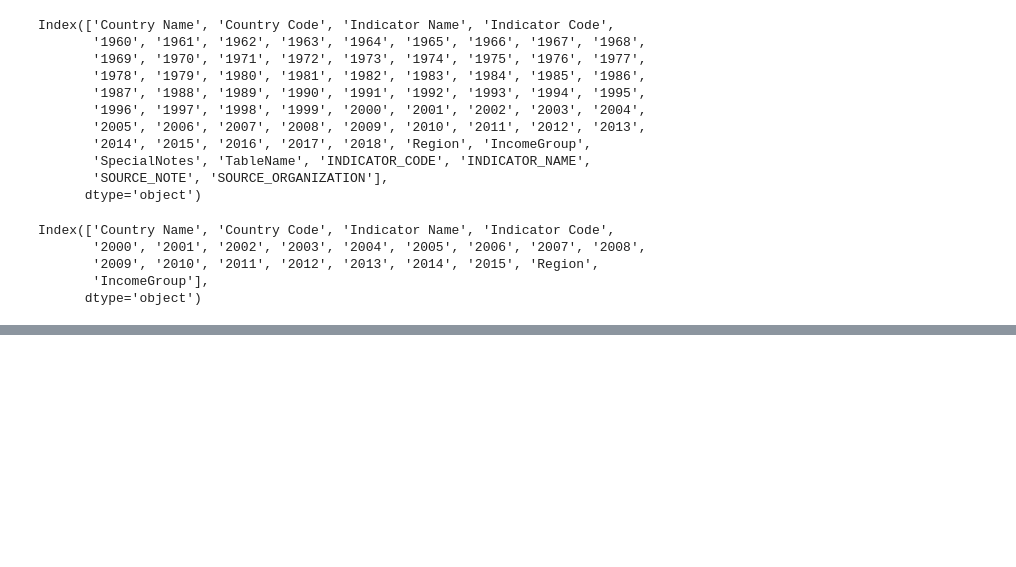
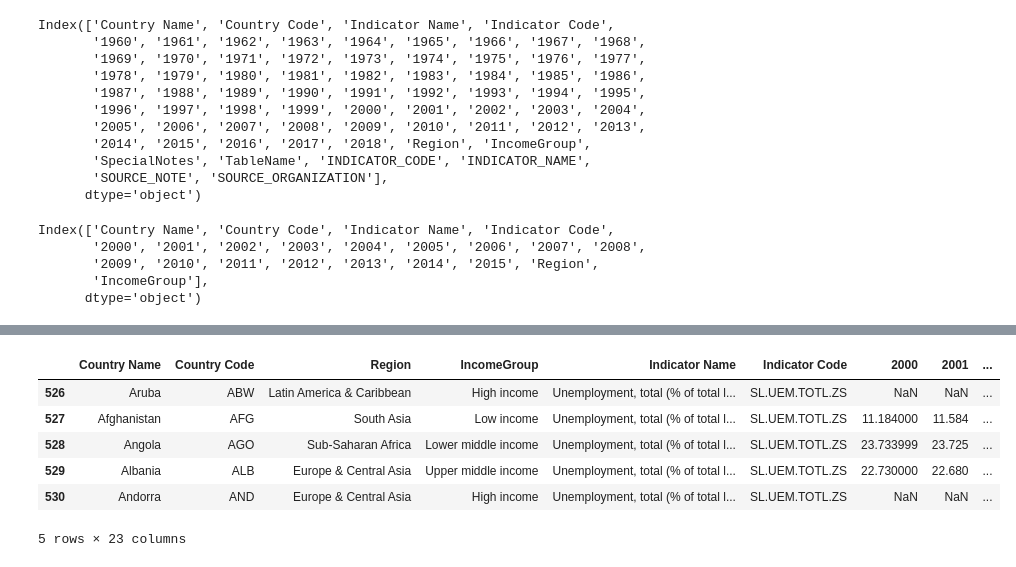
Before and after one commit to ancientfrog/teamplato, a Jupyter notebook: CS504_TeamPlato.ipynb, the cells around one changed output, grey strips where cells are left out. Drawn from its saved outputs; the diff is of its cells as text; code cells hidden in the pictures; blank space fills up the shorter version.

Commit message:
analyses draft 1

```diff
--- a/CS504_TeamPlato.ipynb
+++ b/CS504_TeamPlato.ipynb
@@ -30,0 +77,10 @@ Index(['INDICATOR_CODE', 'INDICATOR_NAME', 'SOURCE_NOTE',
+# %%
+#put the indicator codes we want to use in our analyses in a list for easier reference
+# SE.XPD.TOTL.GD.ZS = Government expenditure on education, total (% of GDP)
+# SE.XPD.SECO.PC.ZS = Government expenditure per student, secondary (% of GDP per capita)
+# SE.XPD.PRIM.PC.ZS = Government expenditure per student, primary (% of GDP per capita)
+# SL.UEM.TOTL.ZS = Unemployment, total (% of total labor force) (modeled ILO estimate)
+# SL.TLF.TOTL.IN = Labor force, total
+
+platosIndicators = ['SE.XPD.TOTL.GD.ZS','SE.XPD.SECO.PC.ZS','SE.XPD.PRIM.PC.ZS', 'SL.UEM.TOTL.ZS', 'SL.TLF.TOTL.IN']
+print(platosIndicators)
@@ -89,0 +152,12 @@ df3.head()
+# %%
+#reduce the table down to the rows with indicators we only are concerned with
+df4 = df3.loc[df3['Indicator Code'].isin(platosIndicators)]
+df4.head()
+# %% [output]
+|  | Country Name | Country Code | Region | IncomeGroup | Indicator Name | Indicator Code | 2000 | 2001 | ... |
+| 526 | Aruba | ABW | Latin America & Caribbean | High income | Unemployment, total (% of total l... | SL.UEM.TOTL.ZS | NaN | NaN | ... |
+| 527 | Afghanistan | AFG | South Asia | Low income | Unemployment, total (% of total l... | SL.UEM.TOTL.ZS | 11.184000 | 11.584 | ... |
+| 528 | Angola | AGO | Sub-Saharan Africa | Lower middle income | Unemployment, total (% of total l... | SL.UEM.TOTL.ZS | 23.733999 | 23.725 | ... |
+| 529 | Albania | ALB | Europe & Central Asia | Upper middle income | Unemployment, total (% of total l... | SL.UEM.TOTL.ZS | 22.730000 | 22.680 | ... |
+| 530 | Andorra | AND | Europe & Central Asia | High income | Unemployment, total (% of total l... | SL.UEM.TOTL.ZS | NaN | NaN | ... |
+5 rows × 23 columns
```
Also changed, not shown: parts of 15 cells of this notebook.
